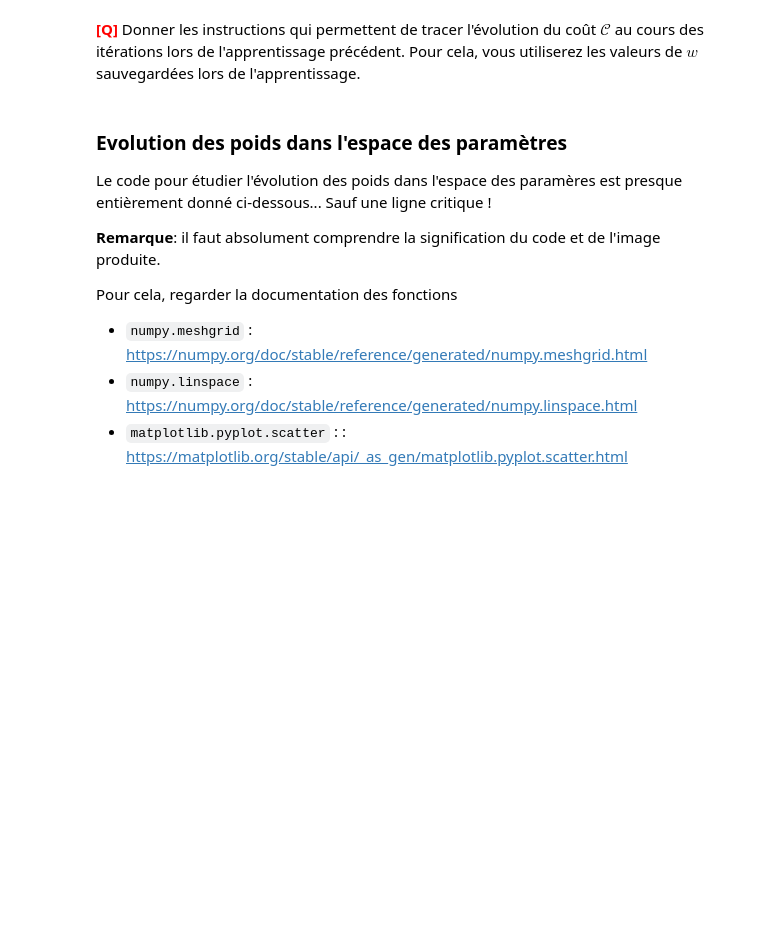
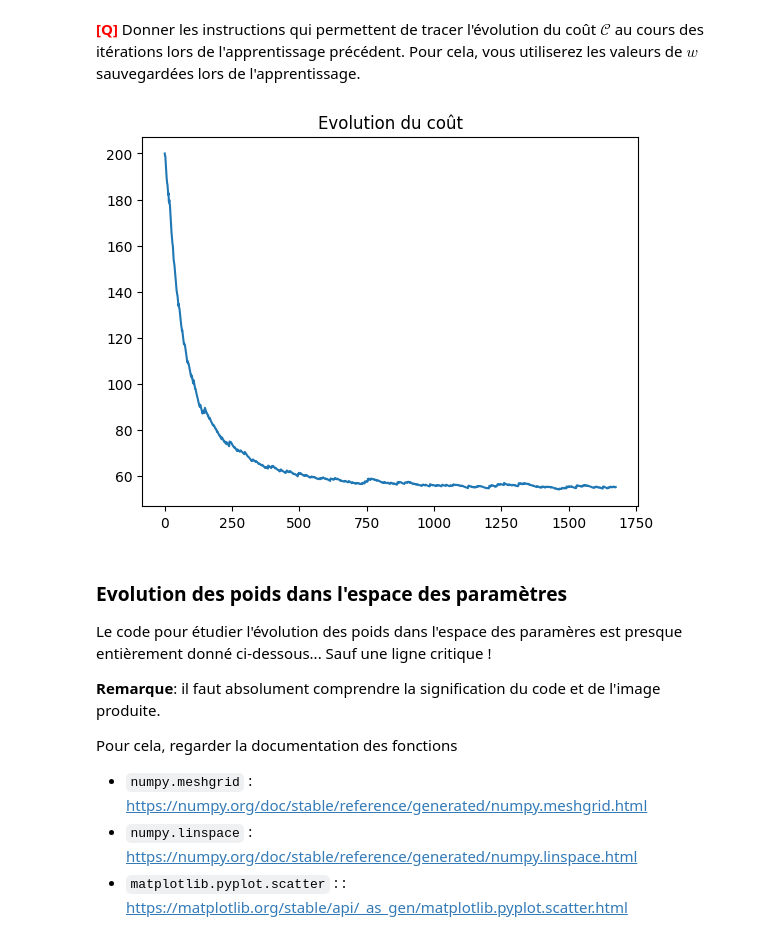
Before and after one commit to thibautmarcq/LU3IN026, a Jupyter notebook: tme04/tme-04.ipynb, the cells around one changed output. Saved outputs shown, nothing was run; the diff lists cells and outputs as text; code cells hidden in the pictures; blank space fills up the shorter version.

```diff
--- a/tme04/tme-04.ipynb
+++ b/tme04/tme-04.ipynb
@@ -221,14 +226,8 @@ La mise à jour des poids tient alors compte de ce biais: $$ w = w +\epsilon (y_
 
 Pour éviter d'avoir à récrire les fonctions déjà écrites pour le perceptron et qui ne changeront pas dans le cas du perceptron avec biais, on fait hériter la classe `ClassifierPerceptronBiais` de la classe `ClassifierPerceptron`.
 # %%
-# ------------------------ A COMPLETER :
-
-# Remarque : quand vous transférerez cette classe dans le fichier classifieur.py
-# de votre librairie, il faudra enlever "classif." en préfixe de la classe ClassifierPerceptron:
-
 class ClassifierPerceptronBiais(classif.ClassifierPerceptron):
     """ Perceptron de Rosenblatt avec biais
-        Variante du perceptron de base
     """
     def __init__(self, input_dimension, learning_rate=0.01, init=True):
         """ Constructeur de Classifier
@@ -244,6 +243,7 @@ class ClassifierPerceptronBiais(classif.ClassifierPerceptron):
         # Affichage pour information (décommentez pour la mise au point)
         # print("Init perceptron biais: w= ",self.w," learning rate= ",learning_rate)
 
+
     def train_step(self, desc_set, label_set):
         """ Réalise une unique itération sur tous les exemples du dataset
             donné en prenant les exemples aléatoirement.
@@ -251,18 +251,14 @@ class ClassifierPerceptronBiais(classif.ClassifierPerceptron):
                 - desc_set: ndarray avec des descriptions
                 - label_set: ndarray avec les labels correspondants
         """
-        X_set = desc_set.copy()
-        Y_set = label_set.copy()
-        desc_lab = np.column_stack((X_set, Y_set))
-        np.random.shuffle(desc_lab)
+        indices = np.arange(desc_set.shape[0])
+        np.random.shuffle(indices)
 
-        for i in range(desc_lab.shape[0]): #parcours de tous les exemples du set
+        for i in indices: # parcours de tous les exemples du set
             # calcul du score de x par le perceptron
-            # score = np.dot(self.w, desc_lab[i, 0:self.input_dimension])
-            score = self.score(desc_lab[i, 0:1])
-            if score * desc_lab[i, self.input_dimension] < 1:
-                self.w += self.epsilon * (desc_lab[i, self.input_dimension] - score) * desc_lab[i, 0:self.input_dimension]
+            score = self.score(desc_set[i])
+
+            if score * label_set[i] < 1:
+                self.w = self.w + self.epsilon * (label_set[i] - score) * desc_set[i] # w = w + epsilon * (yi - f(xi)) * xi
+                # Mise à jour de allw après chaque mise à jour des poids
                 self.allw.append(self.w.copy())
-
-        # raise NotImplementedError("Vous devez implémenter cette méthode !")
-# ------------------------
@@ -344,25 +341,34 @@ $\mathcal{C}$ au cours des itérations lors de l'apprentissage précédent. Pour
 # %%
 # Toujours avec les mêmes données :
 X = data
 Y = label
 
 # on considère les poids de perceptron_biais généré dans une boite précédente:
 allw = np.array(perceptron_biais.get_allw())
 
-# ###############
 
-# C =  # <-------------------------- A COMPLETER  ---------------
+C = np.array([np.sum(np.maximum(0,1-np.dot(X,w)* Y)) for w in allw])
 
+# C = []
+# for w in allw:
+#     cost = 0
+#     for i in range(len(X)):
+#         score = np.dot(X[i], w)
+#         if Y[i] * score < 1:
+#             cost += 1 - Y[i] * score
+#     C.append(cost)
 
 # ###############
 
 # --------------------------------------------
 plt.figure()
 plt.plot(C)
 plt.title('Evolution du coût')
 
 # Sauvegarde de la figure obtenue (décommenter la ligne ci-dessous):
-#plt.savefig('out/cost.png')
+plt.savefig('out/cost.png')
+# %% [output]
+[figure, added]
 # %% [markdown]
 ### Evolution des poids dans l'espace des paramètres
 
```
Also changed, not shown: parts of 25 cells of this notebook, 8 other files.
